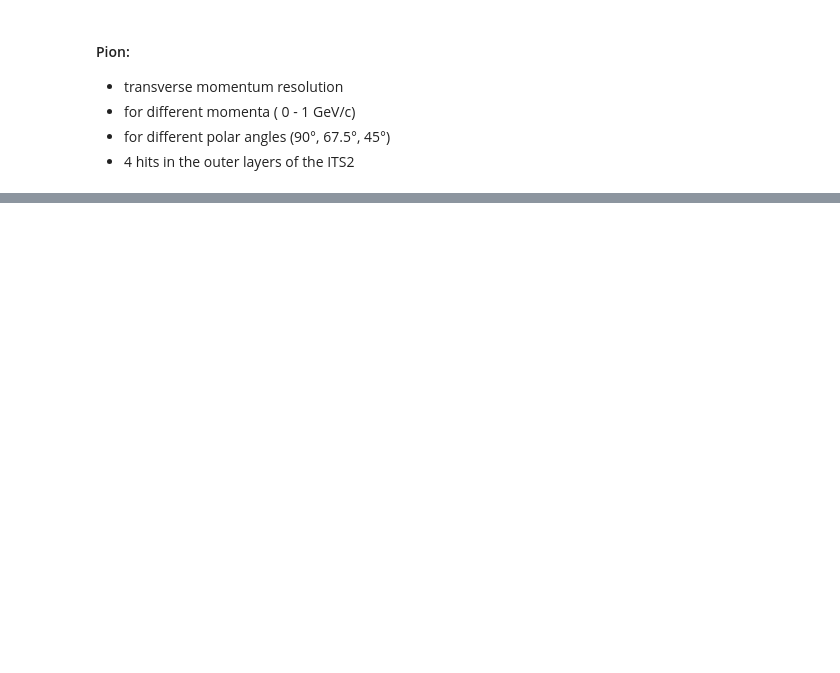
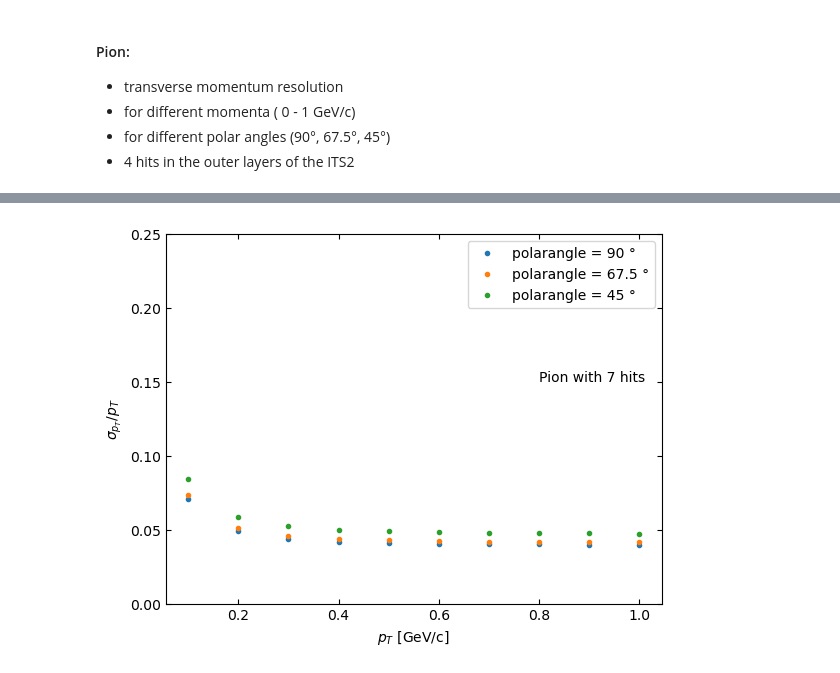
Before and after one commit to Claitos/Track-Parameter-Resolutions, a Jupyter notebook: Transverse_Momentum.ipynb, the cells around one changed output, grey strips where cells are left out. Drawn from its saved outputs; the diff is of its cells as text; code cells hidden in the pictures; blank space fills up the shorter version.

```diff
--- a/Transverse_Momentum.ipynb
+++ b/Transverse_Momentum.ipynb
@@ -80,0 +127,28 @@ plt.savefig("Transverse_Momentum_Plots/Pion_pT_angle.png", dpi = 200)
+# %%
+pion_momenta = np.arange(0.1, 1.1, 0.1)                     # momentum of particle in GeV/c
+pion_mass = 0.150                                           # mass of particle in GeV/c^2
+
+N = 7                                                       # Number of layers with hits
+theta_list = [90, 67.5, 45]                                 # polar angles of the particle
+
+pion_pT_det_list = []
+pion_pT_MS_list = []
+for momentum in pion_momenta:
+    pT_det, pT_MS = transverse_momentum_reso(momentum, pion_mass, N)
+    pion_pT_det_list.append(pT_det); pion_pT_MS_list.append(pT_MS)
+
+pion_pT_det_list = np.array(pion_pT_det_list)
+pion_pT_MS_list = np.array(pion_pT_MS_list)
+# %%
+for theta in theta_list:
+    pion_pT_list = total_transverse_resolution(pion_pT_det_list, pion_pT_MS_list, theta)
+    plt.plot(pion_momenta, pion_pT_list, ".", label=f"polarangle = {theta} °")
+plt.legend()
+plt.xlabel("$p_{T}$ [GeV/c]")
+plt.ylabel("$\sigma_{p_{T}} / p_T$")
+plt.ylim(0, ylim)
+plt.text(0.8, 0.15, "Pion with 7 hits")
+plt.tick_params(top=True, right=True, direction="in")
+plt.savefig(f"{directory}/Pion_pT_7.png", dpi = 200)
+# %% [output]
+[figure, added]
```
Also changed, not shown: parts of 8 cells of this notebook, 4 other files.
